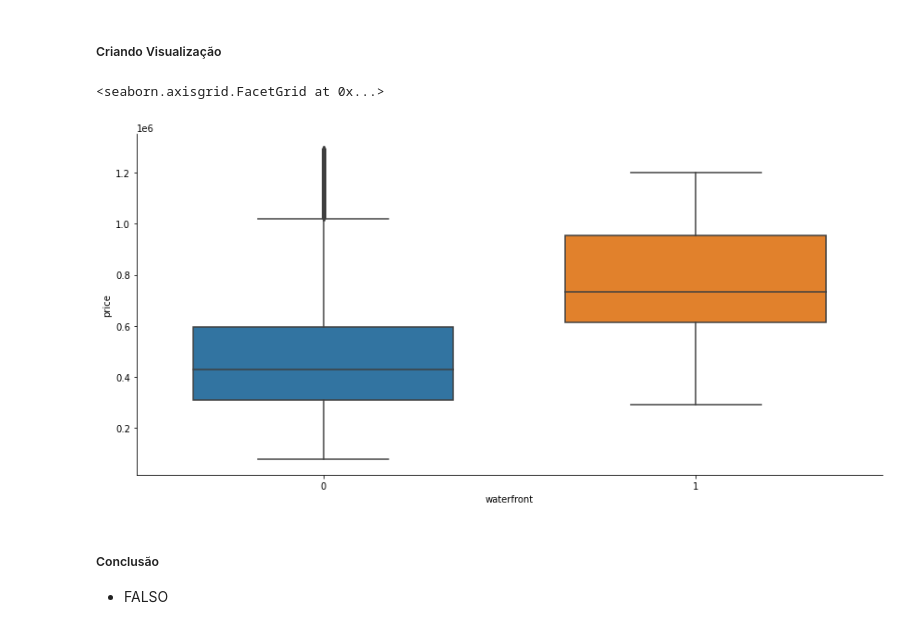
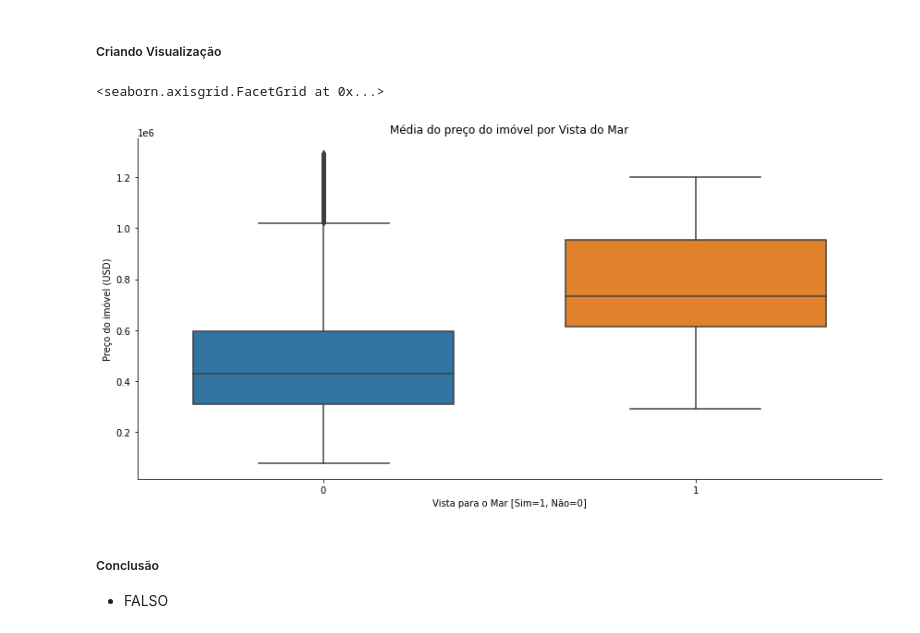
Before and after one commit to GustavoBarros11/house-rocket-insights-project, a Jupyter notebook: notebook.ipynb, the cells around one changed output. Drawn from its saved outputs; the diff is of its cells as text; code cells hidden in the pictures.

```diff
--- a/notebook.ipynb
+++ b/notebook.ipynb
@@ -522,10 +522,11 @@ h1_result = diff_mean(mean_price_no_waterfront, mean_price_waterfront)
 # %% [markdown]
 ##### Criando Visualização
 # %%
-sns.catplot(data=data, x='waterfront', y='price', kind='box', height=6, aspect=2, width=.7)
+g = sns.catplot(data=data, x='waterfront', y='price', kind='box', height=6, aspect=2, width=.7)
+g.set(title='Média do preço do imóvel por Vista do Mar', ylabel='Preço do imóvel (USD)', xlabel='Vista para o Mar [Sim=1, Não=0]')
 # %% [output]
 <seaborn.axisgrid.FacetGrid at 0x...>
-[figure, old version]
+[figure, new version]
 # %% [markdown]
 ##### Conclusão
 * FALSO
```
Also changed, not shown: parts of 4 cells of this notebook, 1 other file.
